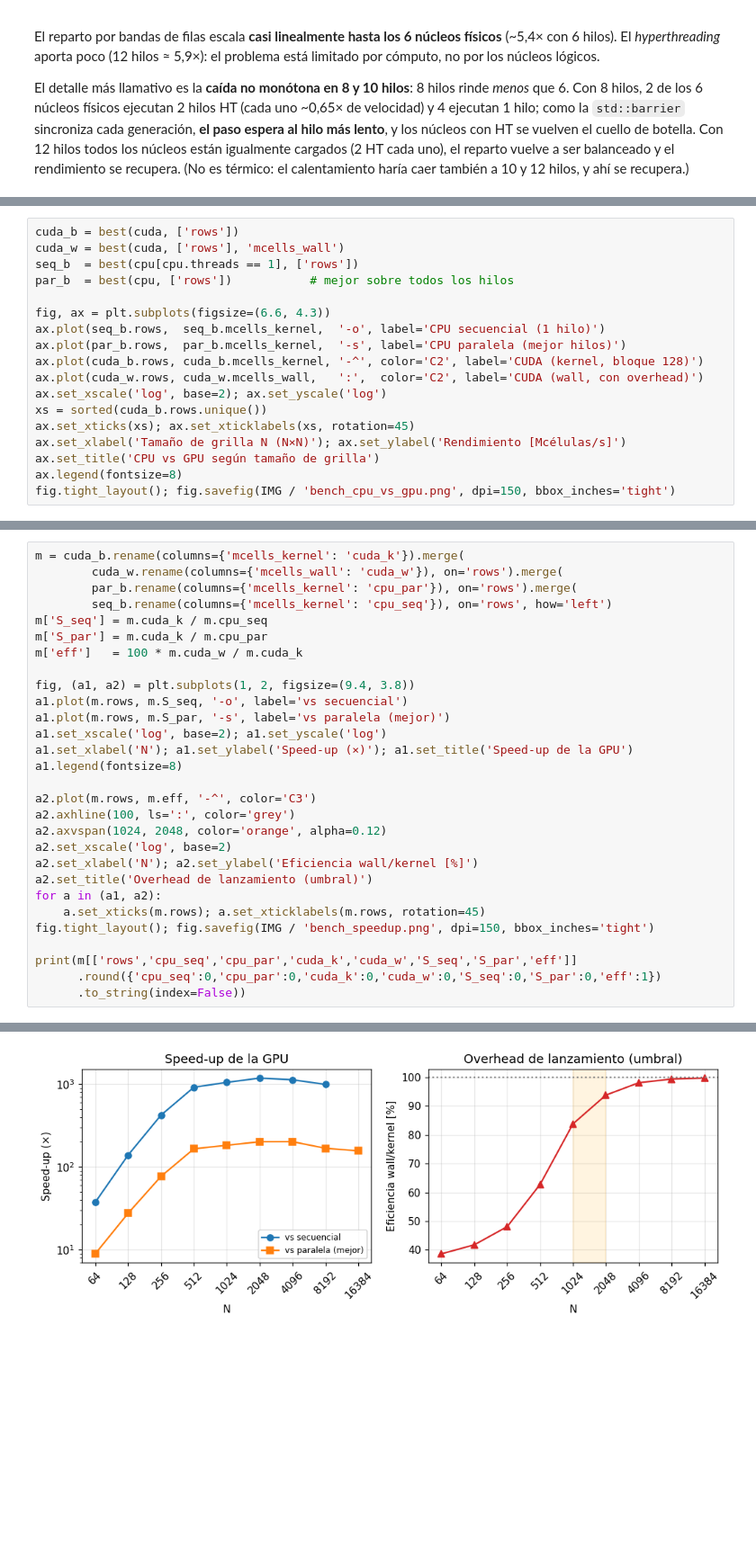
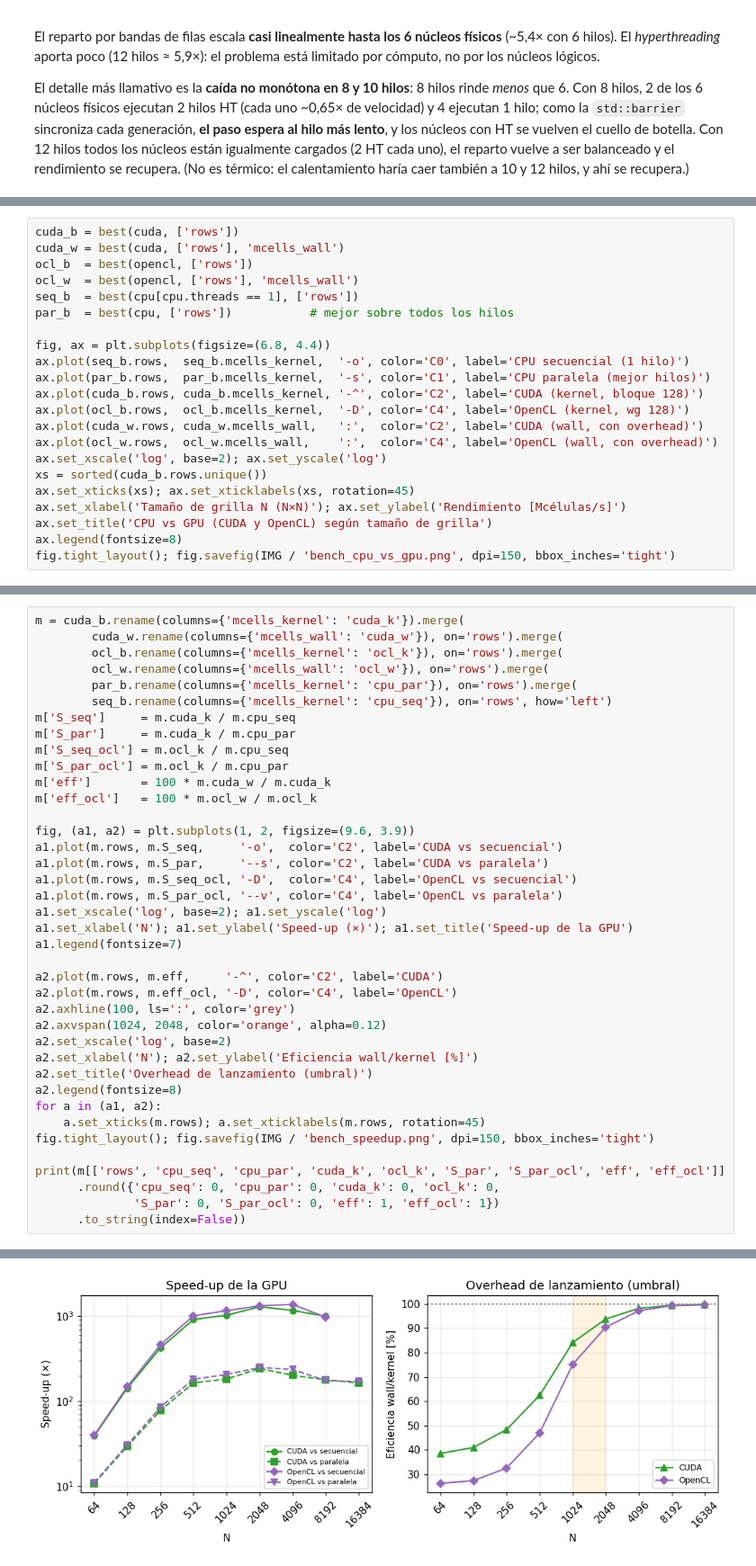
Before and after one commit to MFSaavedra/gpuT2, a Jupyter notebook: analysis/results.ipynb, the cells around one changed output, grey strips where cells are left out. Shown at 90% size. Cells and saved outputs as stored; diff of their text form; blank space fills up the shorter version.

```diff
--- a/analysis/results.ipynb
+++ b/analysis/results.ipynb
@@ -167,19 +203,23 @@ transferencias *host*↔*device*.
 # %%
 cuda_b = best(cuda, ['rows'])
 cuda_w = best(cuda, ['rows'], 'mcells_wall')
+ocl_b  = best(opencl, ['rows'])
+ocl_w  = best(opencl, ['rows'], 'mcells_wall')
 seq_b  = best(cpu[cpu.threads == 1], ['rows'])
 par_b  = best(cpu, ['rows'])           # mejor sobre todos los hilos
 
-fig, ax = plt.subplots(figsize=(6.6, 4.3))
-ax.plot(seq_b.rows,  seq_b.mcells_kernel,  '-o', label='CPU secuencial (1 hilo)')
-ax.plot(par_b.rows,  par_b.mcells_kernel,  '-s', label='CPU paralela (mejor hilos)')
+fig, ax = plt.subplots(figsize=(6.8, 4.4))
+ax.plot(seq_b.rows,  seq_b.mcells_kernel,  '-o', color='C0', label='CPU secuencial (1 hilo)')
+ax.plot(par_b.rows,  par_b.mcells_kernel,  '-s', color='C1', label='CPU paralela (mejor hilos)')
 ax.plot(cuda_b.rows, cuda_b.mcells_kernel, '-^', color='C2', label='CUDA (kernel, bloque 128)')
+ax.plot(ocl_b.rows,  ocl_b.mcells_kernel,  '-D', color='C4', label='OpenCL (kernel, wg 128)')
 ax.plot(cuda_w.rows, cuda_w.mcells_wall,   ':',  color='C2', label='CUDA (wall, con overhead)')
+ax.plot(ocl_w.rows,  ocl_w.mcells_wall,    ':',  color='C4', label='OpenCL (wall, con overhead)')
 ax.set_xscale('log', base=2); ax.set_yscale('log')
 xs = sorted(cuda_b.rows.unique())
 ax.set_xticks(xs); ax.set_xticklabels(xs, rotation=45)
 ax.set_xlabel('Tamaño de grilla N (N×N)'); ax.set_ylabel('Rendimiento [Mcélulas/s]')
-ax.set_title('CPU vs GPU según tamaño de grilla')
+ax.set_title('CPU vs GPU (CUDA y OpenCL) según tamaño de grilla')
 ax.legend(fontsize=8)
 fig.tight_layout(); fig.savefig(IMG / 'bench_cpu_vs_gpu.png', dpi=150, bbox_inches='tight')
 # %% [output]
@@ -197,30 +239,40 @@ contabilizar el costo PCIe de subir/bajar la grilla.
 # %%
 m = cuda_b.rename(columns={'mcells_kernel': 'cuda_k'}).merge(
         cuda_w.rename(columns={'mcells_wall': 'cuda_w'}), on='rows').merge(
+        ocl_b.rename(columns={'mcells_kernel': 'ocl_k'}), on='rows').merge(
+        ocl_w.rename(columns={'mcells_wall': 'ocl_w'}), on='rows').merge(
         par_b.rename(columns={'mcells_kernel': 'cpu_par'}), on='rows').merge(
         seq_b.rename(columns={'mcells_kernel': 'cpu_seq'}), on='rows', how='left')
-m['S_seq'] = m.cuda_k / m.cpu_seq
-m['S_par'] = m.cuda_k / m.cpu_par
-m['eff']   = 100 * m.cuda_w / m.cuda_k
+m['S_seq']     = m.cuda_k / m.cpu_seq
+m['S_par']     = m.cuda_k / m.cpu_par
+m['S_seq_ocl'] = m.ocl_k / m.cpu_seq
+m['S_par_ocl'] = m.ocl_k / m.cpu_par
+m['eff']       = 100 * m.cuda_w / m.cuda_k
+m['eff_ocl']   = 100 * m.ocl_w / m.ocl_k
 
-fig, (a1, a2) = plt.subplots(1, 2, figsize=(9.4, 3.8))
-a1.plot(m.rows, m.S_seq, '-o', label='vs secuencial')
-a1.plot(m.rows, m.S_par, '-s', label='vs paralela (mejor)')
+fig, (a1, a2) = plt.subplots(1, 2, figsize=(9.6, 3.9))
+a1.plot(m.rows, m.S_seq,     '-o',  color='C2', label='CUDA vs secuencial')
+a1.plot(m.rows, m.S_par,     '--s', color='C2', label='CUDA vs paralela')
+a1.plot(m.rows, m.S_seq_ocl, '-D',  color='C4', label='OpenCL vs secuencial')
+a1.plot(m.rows, m.S_par_ocl, '--v', color='C4', label='OpenCL vs paralela')
 a1.set_xscale('log', base=2); a1.set_yscale('log')
 a1.set_xlabel('N'); a1.set_ylabel('Speed-up (×)'); a1.set_title('Speed-up de la GPU')
-a1.legend(fontsize=8)
+a1.legend(fontsize=7)
 
-a2.plot(m.rows, m.eff, '-^', color='C3')
+a2.plot(m.rows, m.eff,     '-^', color='C2', label='CUDA')
+a2.plot(m.rows, m.eff_ocl, '-D', color='C4', label='OpenCL')
 a2.axhline(100, ls=':', color='grey')
 a2.axvspan(1024, 2048, color='orange', alpha=0.12)
 a2.set_xscale('log', base=2)
 a2.set_xlabel('N'); a2.set_ylabel('Eficiencia wall/kernel [%]')
 a2.set_title('Overhead de lanzamiento (umbral)')
+a2.legend(fontsize=8)
 for a in (a1, a2):
     a.set_xticks(m.rows); a.set_xticklabels(m.rows, rotation=45)
 fig.tight_layout(); fig.savefig(IMG / 'bench_speedup.png', dpi=150, bbox_inches='tight')
 
-print(m[['rows','cpu_seq','cpu_par','cuda_k','cuda_w','S_seq','S_par','eff']]
-      .round({'cpu_seq':0,'cpu_par':0,'cuda_k':0,'cuda_w':0,'S_seq':0,'S_par':0,'eff':1})
+print(m[['rows', 'cpu_seq', 'cpu_par', 'cuda_k', 'ocl_k', 'S_par', 'S_par_ocl', 'eff', 'eff_ocl']]
+      .round({'cpu_seq': 0, 'cpu_par': 0, 'cuda_k': 0, 'ocl_k': 0,
+              'S_par': 0, 'S_par_ocl': 0, 'eff': 1, 'eff_ocl': 1})
       .to_string(index=False))
 # %% [output]
@@ -237,4 +289,4 @@ print(m[['rows','cpu_seq','cpu_par','cuda_k','cuda_w','S_seq','S_par','eff']]
-[figure, old version]
+[figure, new version]
 # %% [markdown]
 ## Resumen
 
```
Also changed, not shown: parts of 10 cells of this notebook, 7 other files.
